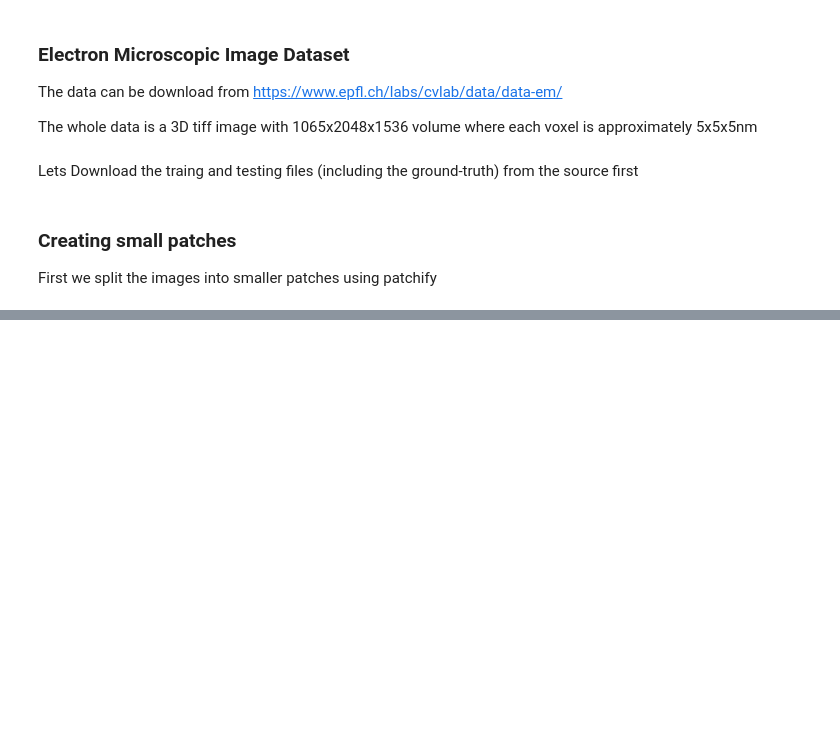
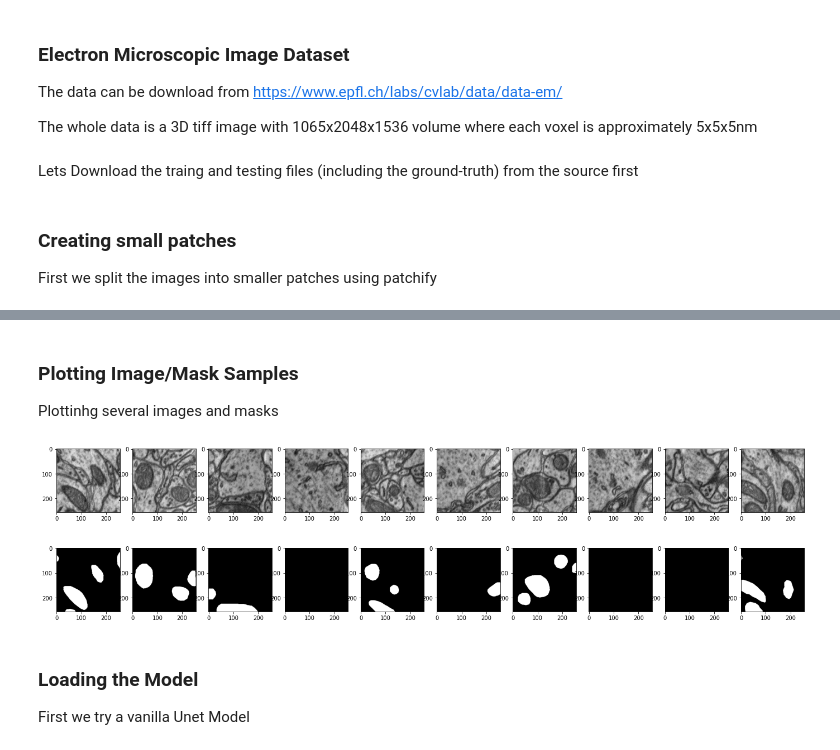
Before and after one commit to moshen80/Deep_Learning_Models, a Jupyter notebook: UNet/Semantic_Segmentation_of_ ElectronMicroscopy_Images.ipynb, the cells around one changed output, grey strips where cells are left out. Drawn from its saved outputs; the diff is of its cells as text; code cells hidden in the pictures; blank space fills up the shorter version.

Commit message:
Simple Unet Training and Test on EM data

```diff
--- a/UNet/Semantic_Segmentation_of_ ElectronMicroscopy_Images.ipynb
+++ b/UNet/Semantic_Segmentation_of_ ElectronMicroscopy_Images.ipynb
@@ -46,3 +56,8 @@ Create_Small_Patches(training_image_stack,'Data/Training/Images/')
 Create_Small_Patches(training_mask_stack,'Data/Training/Masks/')
 Create_Small_Patches(test_image_stack,'Data/Testing/Images/')
 Create_Small_Patches(test_mask_stack,'Data/Testing/Masks/')
+# %%
+training_image_directory = 'Data/Training/Images/'
+training_mask_directory = 'Data/Training/Masks/'
+testing_image_directory = 'Data/Testing/Images/'
+testing_mask_directory = 'Data/Testing/Masks/'
@@ -48,0 +84,43 @@ Create_Small_Patches(test_mask_stack,'Data/Testing/Masks/')
+# %%
+SIZE = 256
+testing_image_dataset = []
+testing_mask_dataset = []
+
+testing_images = os.listdir(testing_image_directory)
+for i, image_name in enumerate(testing_images):
+    if (image_name.split('.')[1] == 'tif'):
+
+        image = cv2.imread(testing_image_directory+image_name, 0)
+        image = Image.fromarray(image)
+        image = image.resize((SIZE, SIZE))
+        testing_image_dataset.append(np.array(image))
+
+testing_masks = os.listdir(testing_mask_directory)
+for i, image_name in enumerate(testing_masks):
+    if (image_name.split('.')[1] == 'tif'):
+        image = cv2.imread(testing_mask_directory+image_name, 0)
+        image = Image.fromarray(image)
+        image = image.resize((SIZE, SIZE))
+        testing_mask_dataset.append(np.array(image))
+# %%
+#Normalize Training/Testing Images
+X = np.expand_dims(normalize(np.array(training_image_dataset), axis=1),3)
+X_test = np.expand_dims(normalize(np.array(testing_image_dataset), axis=1),3)
+#Re-scaling Training/Testing Masks to 0/1
+y = np.expand_dims((np.array(training_mask_dataset)),3) /255.
+y_test = np.expand_dims((np.array(testing_mask_dataset)),3) /255.
+# %%
+# Splitting data to train/dev set
+X_train, X_val, y_train, y_val = train_test_split(X, y, test_size = 0.10, random_state = 0)
+# %% [markdown]
+### Plotting Image/Mask Samples
+Plottinhg several images and masks
+# %%
+image_numbers = np.random.randint(0, len(X_train),size=10)
+fig, ax = plt.subplots(2,10,figsize=(24, 6))
+for i, num in enumerate(image_numbers):
+
+    ax[0,i].imshow(np.reshape(X_train[num], (256, 256)), cmap='gray')
+    ax[1,i].imshow(np.reshape(y_train[num], (256, 256)), cmap='gray')
+# %% [output]
+[figure, added]
@@ -48,0 +131,3 @@ Create_Small_Patches(test_mask_stack,'Data/Testing/Masks/')
+# %% [markdown]
+### Loading the Model
+First we try a vanilla Unet Model
```
Also changed, not shown: parts of 14 cells of this notebook.
